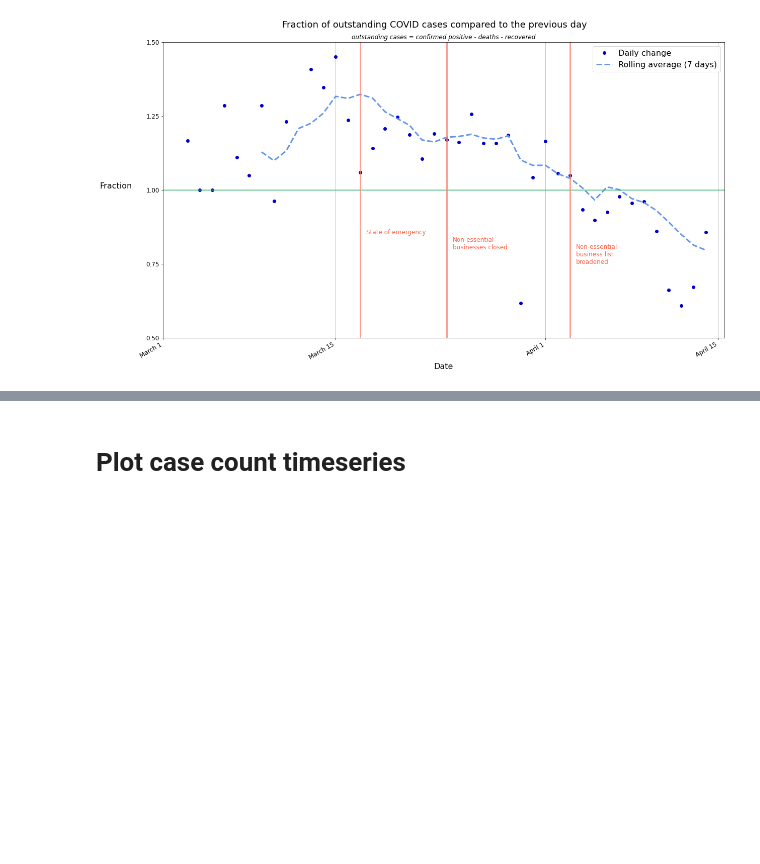
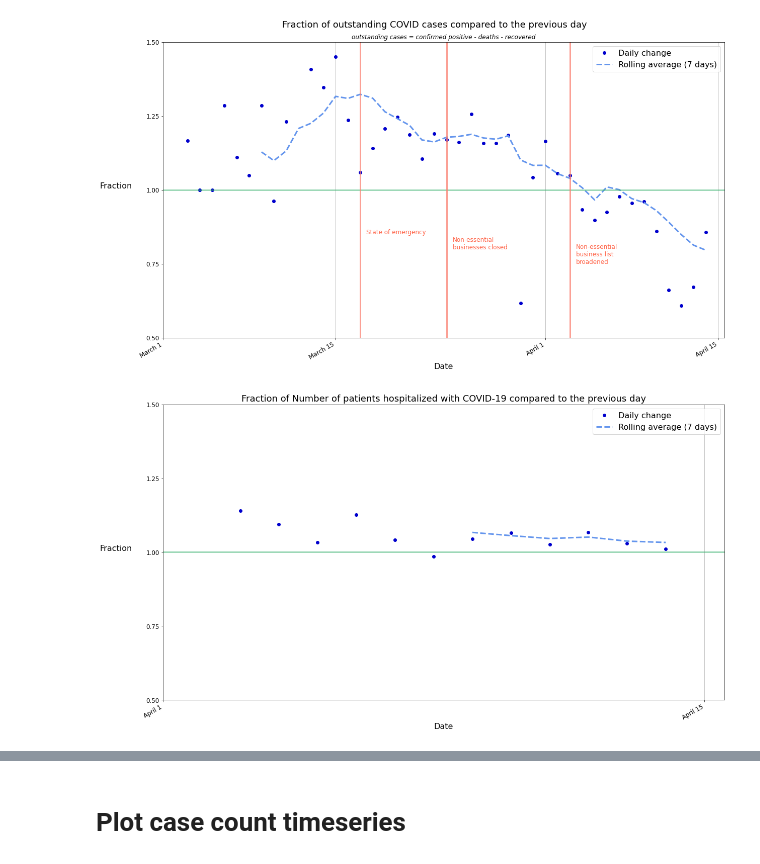
Before and after one commit to rlwelch/covid-ontario, a Jupyter notebook: covid_ontario/covid_ontario_investigation.ipynb, the cells around one changed output, grey strips where cells are left out. Drawn from its saved outputs; the diff is of its cells as text; code cells hidden in the pictures; blank space fills up the shorter version.

```diff
--- a/covid_ontario/covid_ontario_investigation.ipynb
+++ b/covid_ontario/covid_ontario_investigation.ipynb
@@ -17,6 +21,6 @@ GOV_TEST_DATA_TITLE = "Status of COVID-19 cases in Ontario"
 FOLDER_TEST_DATA = "data"
 # %%
-government_interventions = [
+GOVERNMENT_INTERVENTIONS = [
     {
         "date": "2020-03-17",
         "action": "State of emergency"
@@ -140,7 +144,7 @@ tests.tail()
 # %% [markdown]
 # Plot: fractional change in active cases over time
 # %%
-def add_government_interventions_to_plot(ax, government_inverventions):
+def add_government_interventions_to_plot(ax, government_interventions):
     """
     Add vertical lines corresponding to government interventions to an axes.
 
@@ -149,8 +153,8 @@ def add_government_interventions_to_plot(ax, government_inverventions):
     ax: matplotlib axes
         The axes to add the lines to
 
-    government_interventions: dict
-        The interventions to plot. Must have keys:
+    government_interventions: list of dict
+        The interventions to plot. Each list item must have keys:
             date: str, ISO-8601
                 The date of the intervention
             action: str
@@ -184,7 +188,7 @@ def add_government_interventions_to_plot(ax, government_inverventions):
         )
     return ax
 # %%
-def plot_fractional_change(time_series, start_date, plot_labels={}, government_inverventions={}):
+def plot_fractional_change(time_series, start_date, plot_labels={}, government_interventions=[]):
     """
     Plot the fractional change of a metric compared to the previous day.
     Optionally, add vertical lines for government interventions
@@ -198,12 +202,12 @@ def plot_fractional_change(time_series, start_date, plot_labels={}, government_i
         The date to start the timeline.
 
     plot_labels: dict of str
-        Descriptions of what the plot means. Must have keys:
+        Descriptions of what the plot means. Both are optional.
             title: str
             subtitle: str
 
-    government_interventions: dict of str
-        The interventions to plot. Must have keys:
+    government_interventions: list of dict
+        The interventions to plot. Each list item must have keys:
             date: str, ISO-8601
                 The date of the intervention
             action: str
@@ -233,11 +237,11 @@ def plot_fractional_change(time_series, start_date, plot_labels={}, government_i
     large_font = 18
 
     ax.set_ylim(0.5, 1.5)
-    ax.set_xlim(pd.to_datetime(["2020-03-01", 'now']))
+    ax.set_xlim(pd.to_datetime([start_date, 'now']))
 
     # Plot government interventions
     if government_interventions:
-        ax = add_government_interventions_to_plot(ax, government_inverventions)
+        ax = add_government_interventions_to_plot(ax, government_interventions)
 
     # Add title, and subtitle if it exists
     title = plot_labels.get("title", f"Fraction of {ts.name} compared to the previous day")
@@ -272,2 +276,9 @@ plot_fractional_change(time_series, start_date, plot_labels)
 # %% [output]
 [figure]
+# %%
+# Outstanding cases are confirmed positives that have not ended in: deaths, resolved
+time_series = tests["Number of patients hospitalized with COVID-19"]
+start_date = "2020-04-01"
+plot_fractional_change(time_series, start_date)
+# %% [output]
+[figure, added]
```
Also changed, not shown: parts of 8 cells of this notebook.
